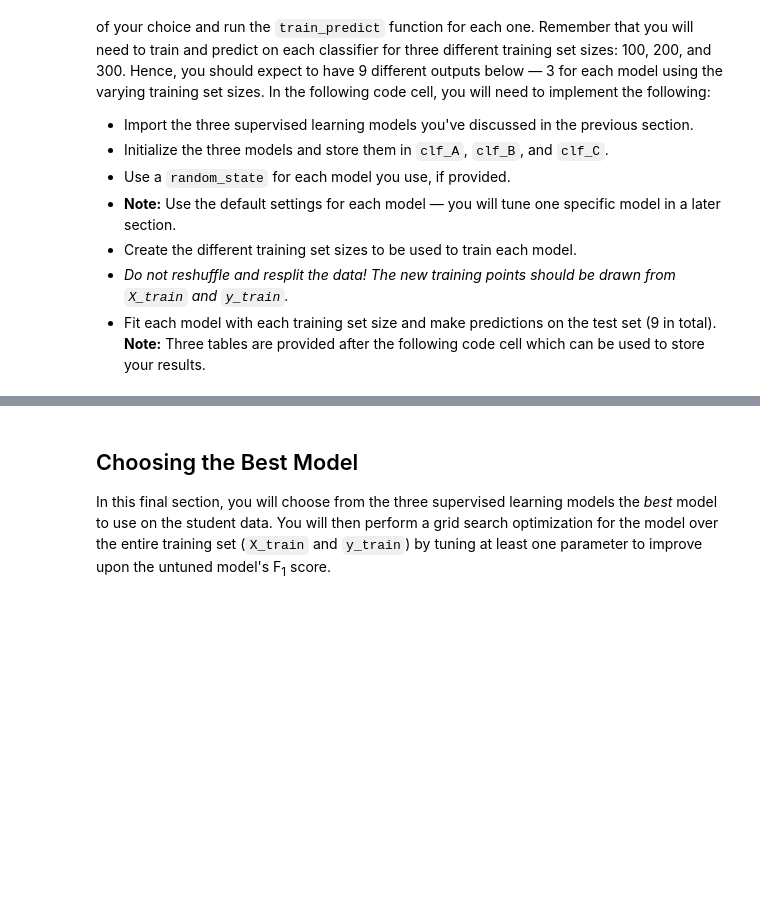
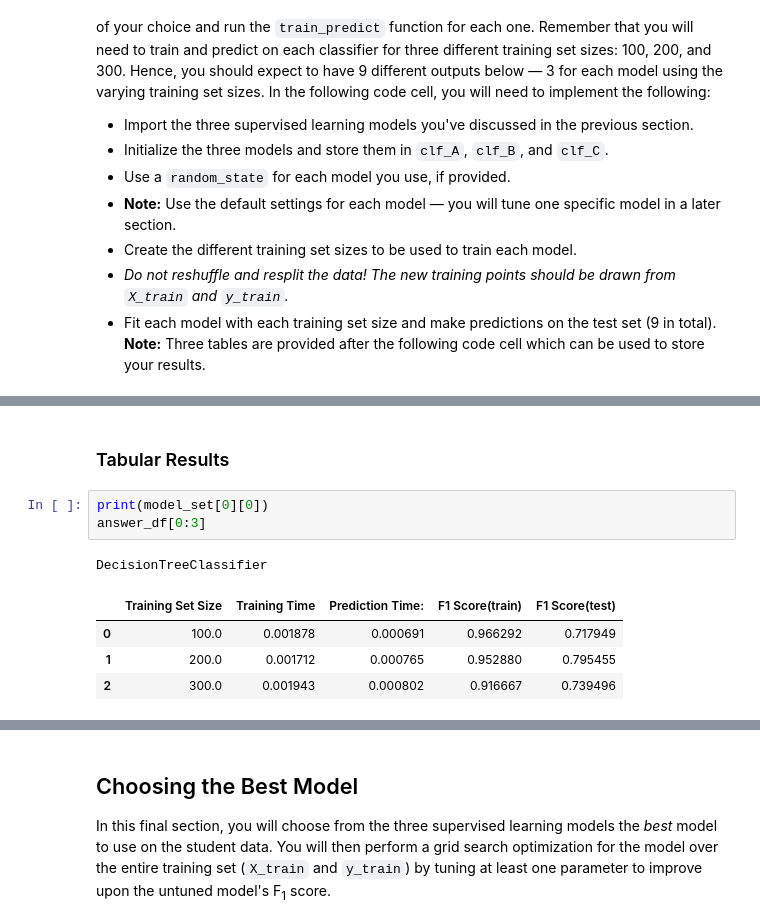
Before and after one commit to helenabdr/student_intervention, a Jupyter notebook: student_intervention/student_intervention.ipynb, the cells around one changed output, grey strips where cells are left out. Drawn from its saved outputs; the diff is of its cells as text; blank space fills up the shorter version.

```diff
--- a/student_intervention/student_intervention.ipynb
+++ b/student_intervention/student_intervention.ipynb
@@ -300,0 +291,11 @@ Edit the cell below to see how a table can be designed in [Markdown](https://git
+# %% [markdown]
+### Tabular Results
+# %%
+print(model_set[0][0])
+answer_df[0:3]
+# %% [output]
+DecisionTreeClassifier
+|  | Training Set Size | Training Time | Prediction Time: | F1 Score(train) | F1 Score(test) |
+| 0 | 100.0 | 0.001878 | 0.000691 | 0.966292 | 0.717949 |
+| 1 | 200.0 | 0.001712 | 0.000765 | 0.952880 | 0.795455 |
+| 2 | 300.0 | 0.001943 | 0.000802 | 0.916667 | 0.739496 |
```
Also changed, not shown: parts of 20 cells of this notebook.
